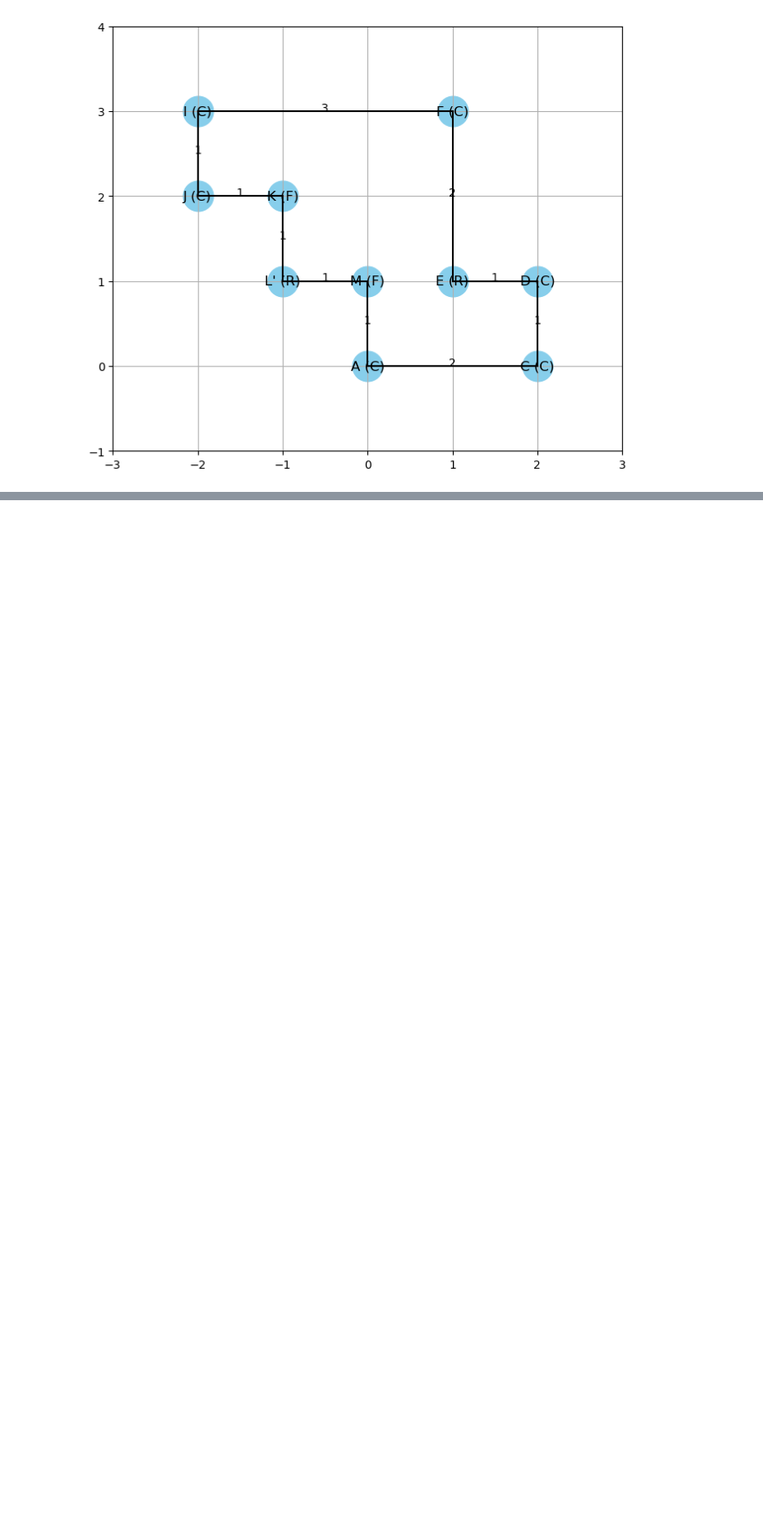
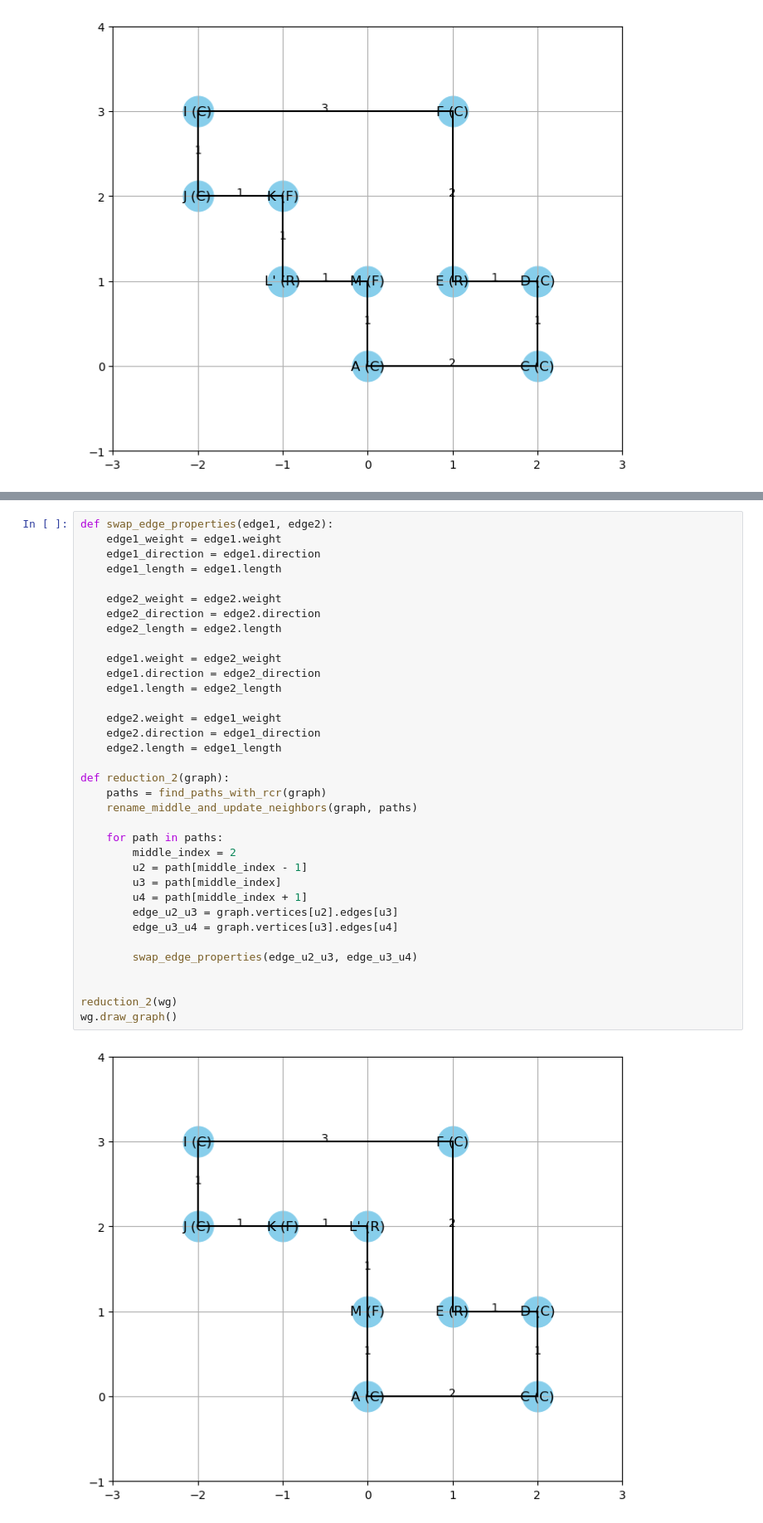
Before and after one commit to KislayTandon22/Graph-Orthogonal-Visualization, a Jupyter notebook: Graph Visualizer/drawing.ipynb, the cells around one changed output, grey strips where cells are left out. Shown: that part at 83% size. Cells and saved outputs as stored; diff of their text form; blank space fills up the shorter version.

Commit message:
Reduction rule 2 is complete

```diff
--- a/Graph Visualizer/drawing.ipynb
+++ b/Graph Visualizer/drawing.ipynb
@@ -410,0 +464,37 @@ wg.draw_graph()
+# %%
+def swap_edge_properties(edge1, edge2):
+    edge1_weight = edge1.weight
+    edge1_direction = edge1.direction
+    edge1_length = edge1.length
+
+    edge2_weight = edge2.weight
+    edge2_direction = edge2.direction
+    edge2_length = edge2.length
+
+    edge1.weight = edge2_weight
+    edge1.direction = edge2_direction
+    edge1.length = edge2_length
+
+    edge2.weight = edge1_weight
+    edge2.direction = edge1_direction
+    edge2.length = edge1_length
+
+def reduction_2(graph):
+    paths = find_paths_with_rcr(graph)
+    rename_middle_and_update_neighbors(graph, paths)
+
+    for path in paths:
+        middle_index = 2
+        u2 = path[middle_index - 1]
+        u3 = path[middle_index]
+        u4 = path[middle_index + 1]
+        edge_u2_u3 = graph.vertices[u2].edges[u3]
+        edge_u3_u4 = graph.vertices[u3].edges[u4]
+
+        swap_edge_properties(edge_u2_u3, edge_u3_u4)
+
+
+reduction_2(wg)
+wg.draw_graph()
+# %% [output]
+[figure, added]
```
Also changed, not shown: parts of 1 cell of this notebook.
